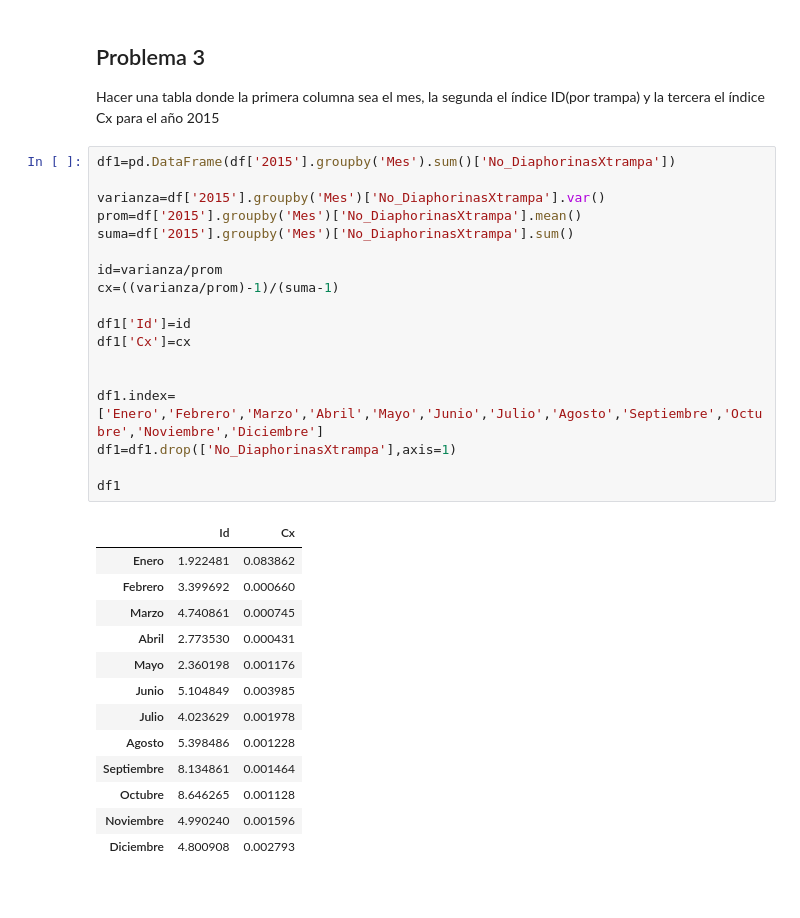
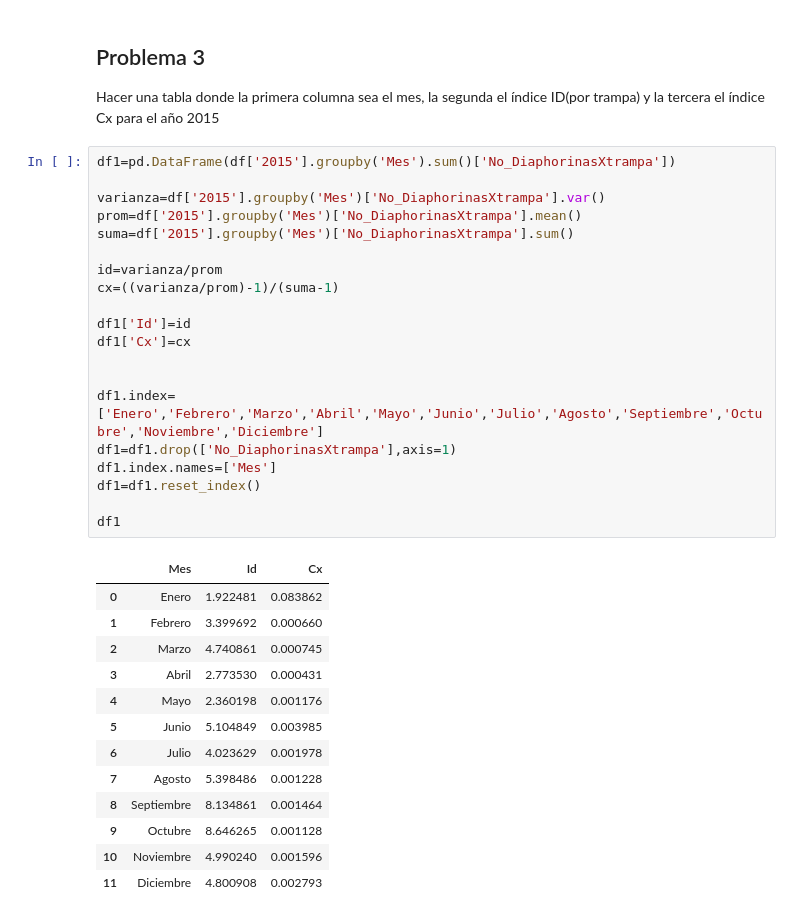
Before and after one commit to HugoMagos0725/Analisis_de_datos, a Jupyter notebook: Proyecto1_Estadistica_Descriptiva.ipynb, the cells around one changed output. Saved outputs shown, nothing was run; the diff lists cells and outputs as text.

```diff
--- a/Proyecto1_Estadistica_Descriptiva.ipynb
+++ b/Proyecto1_Estadistica_Descriptiva.ipynb
@@ -95,32 +95,34 @@ Hacer una tabla donde la primera columna sea el mes, la segunda el índice ID(po
 # %%
 df1=pd.DataFrame(df['2015'].groupby('Mes').sum()['No_DiaphorinasXtrampa'])
 
 varianza=df['2015'].groupby('Mes')['No_DiaphorinasXtrampa'].var()
 prom=df['2015'].groupby('Mes')['No_DiaphorinasXtrampa'].mean()
 suma=df['2015'].groupby('Mes')['No_DiaphorinasXtrampa'].sum()
 
 id=varianza/prom
 cx=((varianza/prom)-1)/(suma-1)
 
 df1['Id']=id
 df1['Cx']=cx
 
 
 df1.index=['Enero','Febrero','Marzo','Abril','Mayo','Junio','Julio','Agosto','Septiembre','Octubre','Noviembre','Diciembre']
 df1=df1.drop(['No_DiaphorinasXtrampa'],axis=1)
+df1.index.names=['Mes']
+df1=df1.reset_index()
 
 df1
 # %% [output]
-|  | Id | Cx |
-| Enero | 1.922481 | 0.083862 |
-| Febrero | 3.399692 | 0.000660 |
-| Marzo | 4.740861 | 0.000745 |
-| Abril | 2.773530 | 0.000431 |
-| Mayo | 2.360198 | 0.001176 |
-| Junio | 5.104849 | 0.003985 |
-| Julio | 4.023629 | 0.001978 |
-| Agosto | 5.398486 | 0.001228 |
-| Septiembre | 8.134861 | 0.001464 |
-| Octubre | 8.646265 | 0.001128 |
-| Noviembre | 4.990240 | 0.001596 |
-| Diciembre | 4.800908 | 0.002793 |
+|  | Mes | Id | Cx |
+| 0 | Enero | 1.922481 | 0.083862 |
+| 1 | Febrero | 3.399692 | 0.000660 |
+| 2 | Marzo | 4.740861 | 0.000745 |
+| 3 | Abril | 2.773530 | 0.000431 |
+| 4 | Mayo | 2.360198 | 0.001176 |
+| 5 | Junio | 5.104849 | 0.003985 |
+| 6 | Julio | 4.023629 | 0.001978 |
+| 7 | Agosto | 5.398486 | 0.001228 |
+| 8 | Septiembre | 8.134861 | 0.001464 |
+| 9 | Octubre | 8.646265 | 0.001128 |
+| 10 | Noviembre | 4.990240 | 0.001596 |
+| 11 | Diciembre | 4.800908 | 0.002793 |
```
Also changed, not shown: parts of 4 cells of this notebook.
